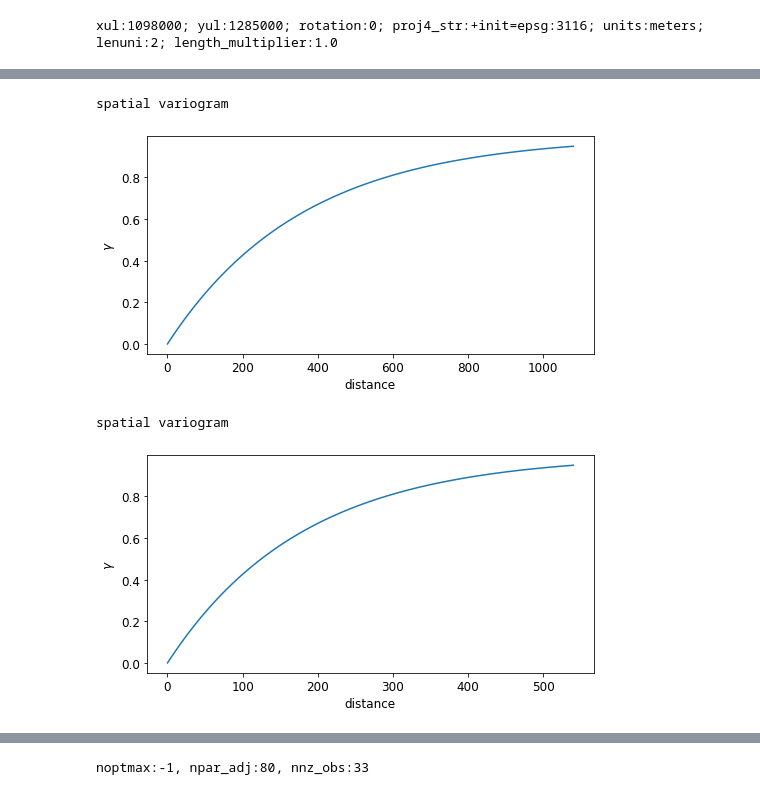
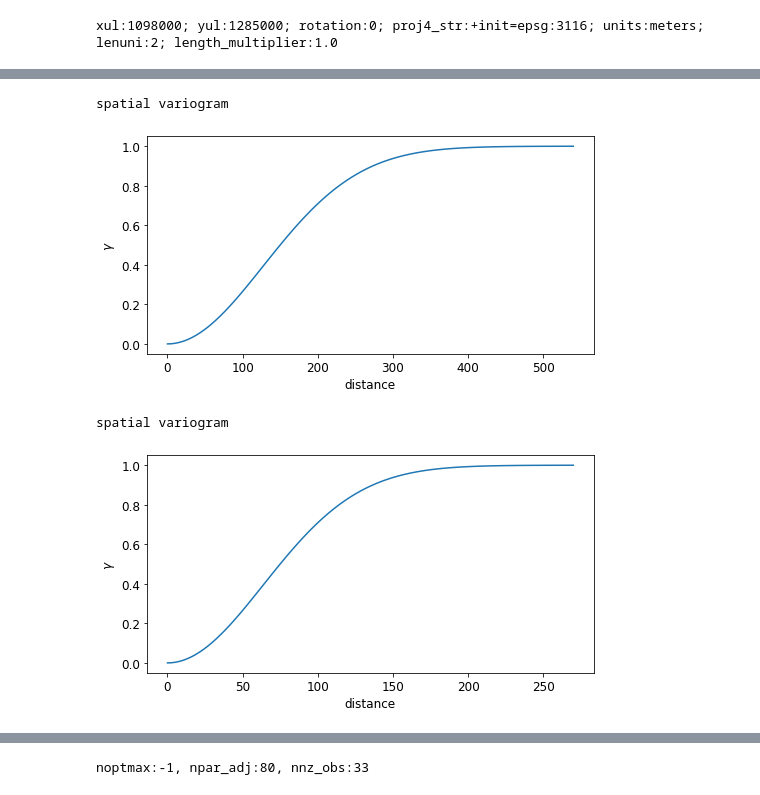
Before and after one commit to Lau397/CalibrationMF6, a Jupyter notebook: mf6pestpp.ipynb, the cells around one changed output, grey strips where cells are left out. Saved outputs shown, nothing was run; the diff lists cells and outputs as text; code cells hidden in the pictures.

Commit message:
Experimento cambio variograma, no invierte tercera capa, bulleyes everywhere

```diff
--- a/mf6pestpp.ipynb
+++ b/mf6pestpp.ipynb
@@ -97,21 +97,21 @@ pf.build_pst("{}.pst".format(case))
 noptmax:30, npar_adj:0, nnz_obs:33
 <pyemu.pst.pst_handler.Pst at 0x...>
 # %%
-ppspace1=120
+ppspace1=60
 a = ppspace1*3.0
-v = pyemu.geostats.ExpVario(contribution=1.0,a=a)
+v = pyemu.geostats.GauVario(contribution=1.0,a=a)
 grid_gs1 = pyemu.geostats.GeoStruct(variograms=v, transform='log')
 
 fig = plt.figure(figsize=(8,4))
 grid_gs1.plot()
 print("spatial variogram")
 # %% [output]
 spatial variogram
-[figure, old version]
+[figure, new version]
 # %%
-ppspace2=60
+ppspace2=30
 a = ppspace2*3.0
-v = pyemu.geostats.ExpVario(contribution=1.0,a=a)
+v = pyemu.geostats.GauVario(contribution=1.0,a=a)
 grid_gs2 = pyemu.geostats.GeoStruct(variograms=v, transform='log')
 
 fig = plt.figure(figsize=(8,4))
@@ -119,7 +119,7 @@ grid_gs2.plot()
 print("spatial variogram")
 # %% [output]
 spatial variogram
-[figure, old version]
+[figure, new version]
 # %%
 # set an homogeneous k array (as initial value)
 # k = 1e-4*np.ones([nrow,ncol])
```
Also changed, not shown: parts of 14 cells of this notebook, 1 other file.
